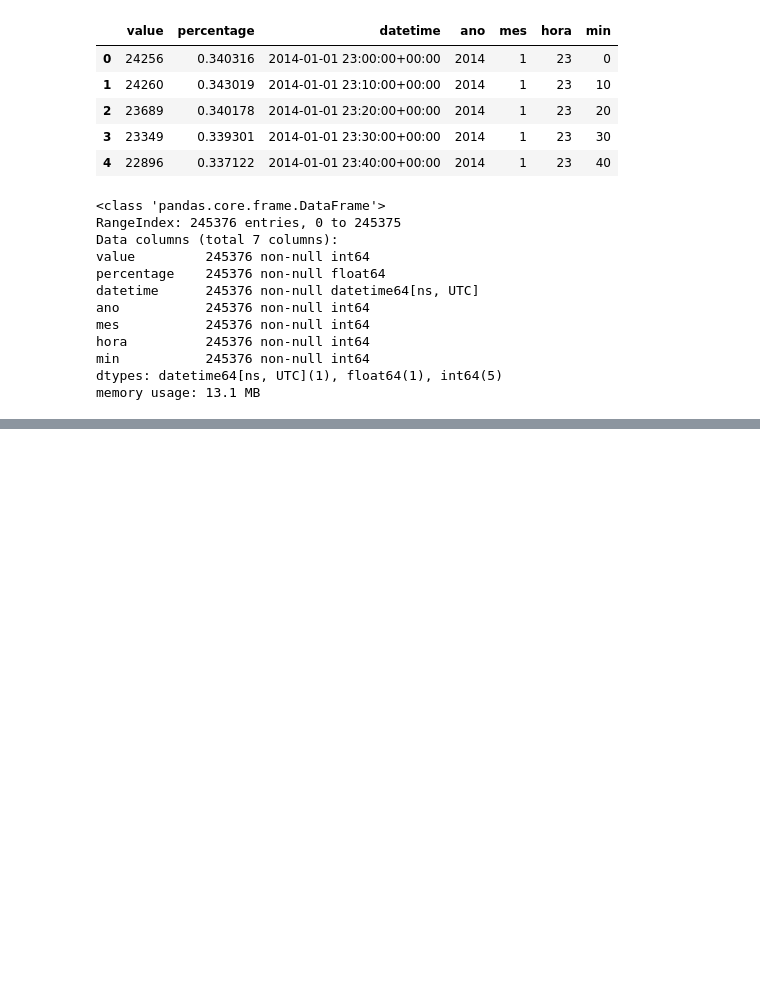
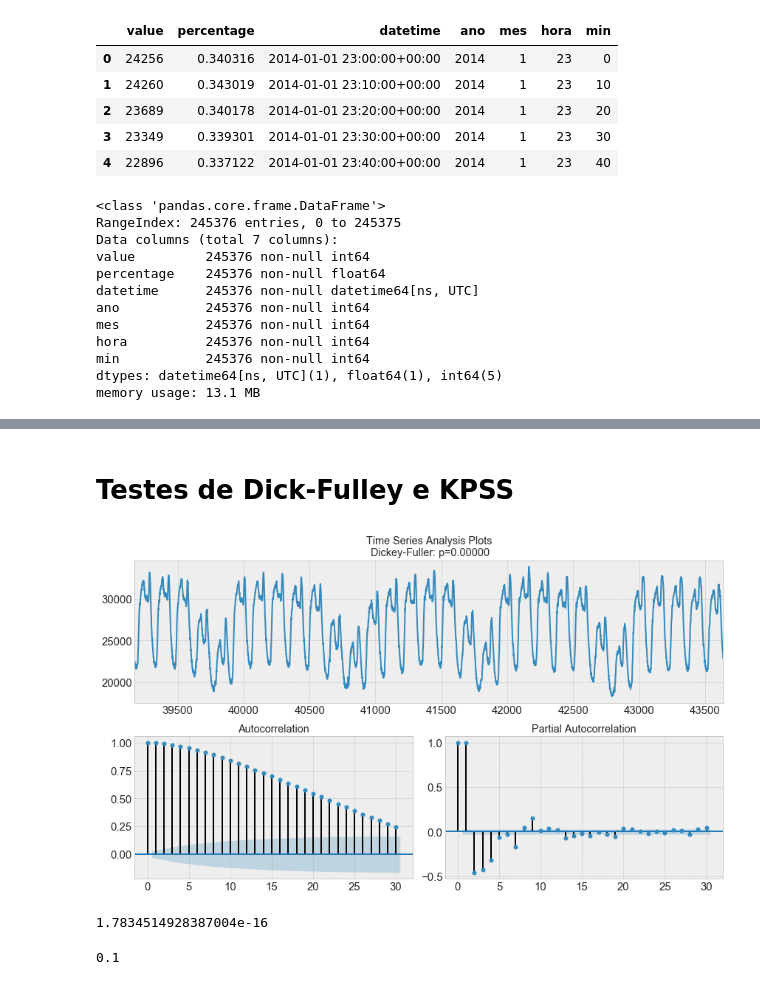
Before and after one commit to marcosvilela/modelagem-analitica-20.3, a Jupyter notebook: source/Marcos/Marcos_Analise_Exploratoria.ipynb, the cells around one changed output, grey strips where cells are left out. Saved outputs shown, nothing was run; the diff lists cells and outputs as text; code cells hidden in the pictures; blank space fills up the shorter version.

Commit message:
Implementação do teste de Dick-Fulley e KPSS

```diff
--- a/source/Marcos/Marcos_Analise_Exploratoria.ipynb
+++ b/source/Marcos/Marcos_Analise_Exploratoria.ipynb
@@ -59,0 +88,32 @@ plot_df(data_abriged_oct, x=data_abriged_oct.datetime, y=data_abriged_oct.value,
+# %% [markdown]
+# Testes de Dick-Fulley e KPSS
+# %%
+import statsmodels.tsa.api as smt
+import statsmodels.api as sm
+def tsplot(y, lags=None, figsize=(12, 7), syle='bmh'):
+
+    if not isinstance(y, pd.Series):
+        y = pd.Series(y)
+
+    with plt.style.context(style='bmh'):
+        fig = plt.figure(figsize=figsize)
+        layout = (2,2)
+        ts_ax = plt.subplot2grid(layout, (0,0), colspan=2)
+        acf_ax = plt.subplot2grid(layout, (1,0))
+        pacf_ax = plt.subplot2grid(layout, (1,1))
+
+        y.plot(ax=ts_ax)
+        p_value = sm.tsa.stattools.adfuller(y)[1]
+        ts_ax.set_title('Time Series Analysis Plots\n Dickey-Fuller: p={0:.5f}'.format(p_value))
+        smt.graphics.plot_acf(y, lags=lags, ax=acf_ax)
+        smt.graphics.plot_pacf(y, lags=lags, ax=pacf_ax)
+        plt.tight_layout()
+
+tsplot(data_abriged_oct.value, lags=30)
+# %% [output]
+[figure, added]
+# %%
+p_value = sm.tsa.stattools.adfuller(data_abriged_oct.value)[1]
+p_value
+# %% [output]
+1.7834514928387004e-16
@@ -59,0 +123,5 @@ plot_df(data_abriged_oct, x=data_abriged_oct.datetime, y=data_abriged_oct.value,
+# %%
+p_value2 = sm.tsa.stattools.kpss(data_abriged_oct.value)[1]
+p_value2
+# %% [output]
+0.1
```
Also changed, not shown: parts of 10 cells of this notebook.
